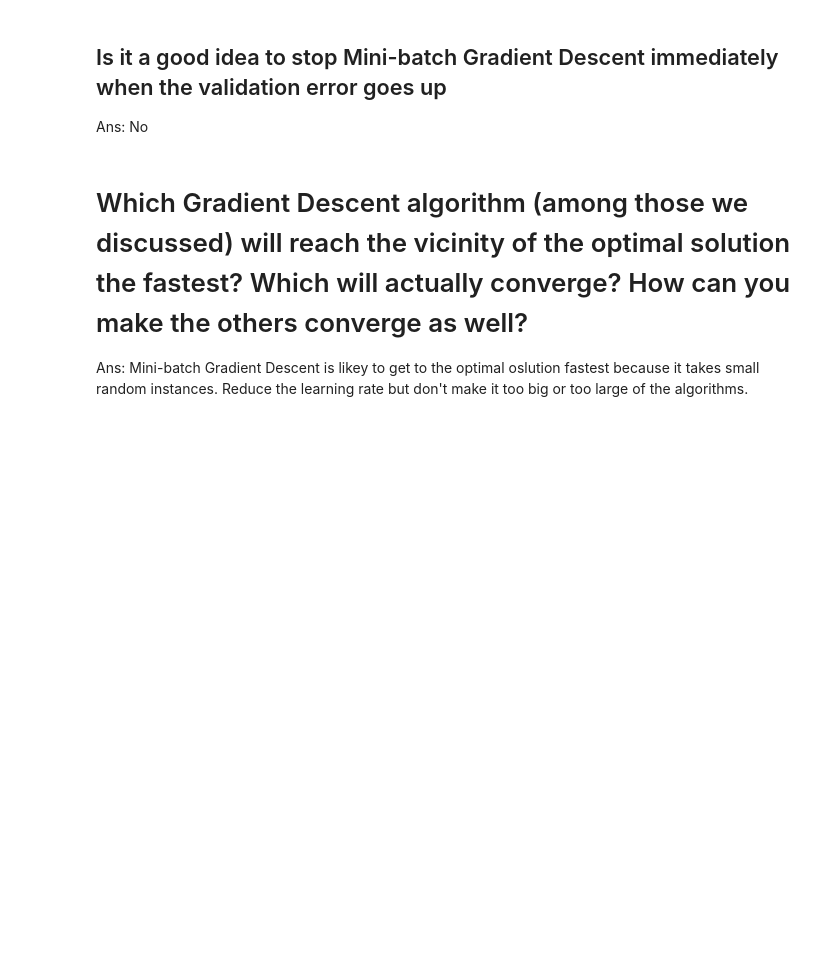
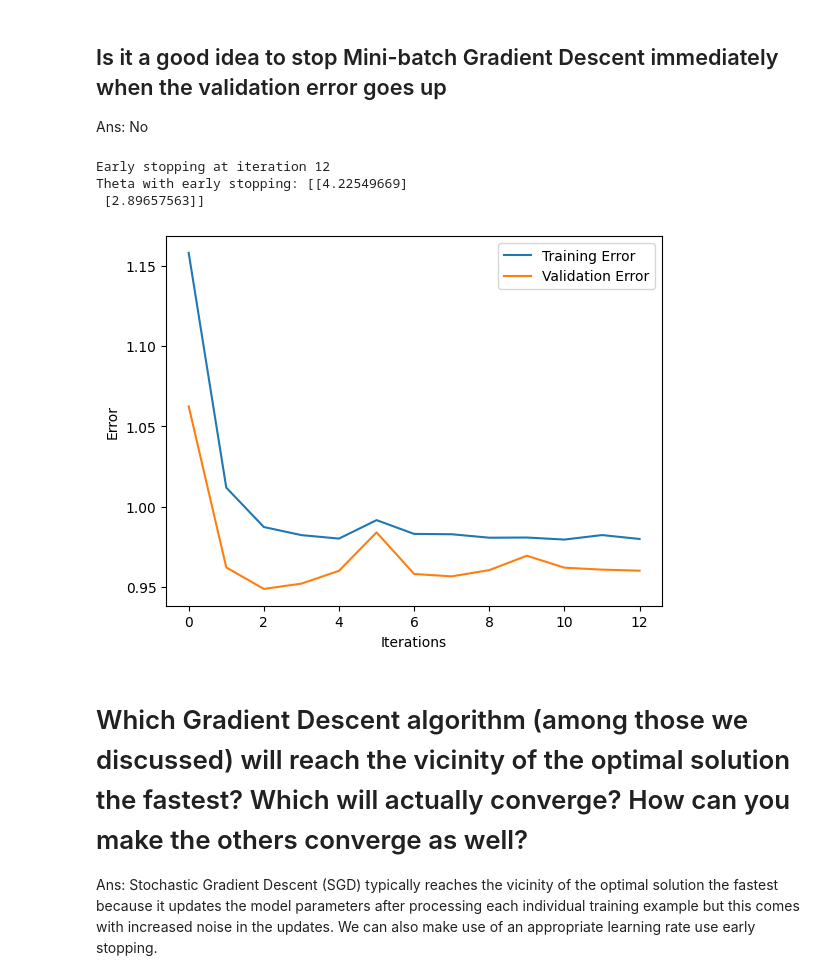
Before and after one commit to OkeyAmy/ML-100-days-of-code, a Jupyter notebook: Chapter 4 Excercise.ipynb, the cells around one changed output. Cells and saved outputs as stored; diff of their text form; code cells hidden in the pictures; blank space fills up the shorter version.

```diff
--- a/Chapter 4 Excercise.ipynb
+++ b/Chapter 4 Excercise.ipynb
@@ -22,10 +80,84 @@ Ans: It is probabaly overfitting and the we can fix it is to collect more data o
 ## Is it a good idea to stop Mini-batch Gradient Descent immediately when the validation error goes up
 
 Ans: No
+# %%
+import numpy as np
+import matplotlib.pyplot as plt
+
+# Generate synthetic data
+np.random.seed(42)
+X = 2 * np.random.rand(1000, 1)
+y = 4 + 3 * X + np.random.randn(1000, 1)
+
+# Split data into training and validation sets
+train_size = int(0.8 * len(X))
+X_train, X_val = X[:train_size], X[train_size:]
+y_train, y_val = y[:train_size], y[train_size:]
+
+# Add bias term
+X_b_train = np.c_[np.ones((train_size, 1)), X_train]
+X_b_val = np.c_[np.ones((len(X_val), 1)), X_val]
+
+# Parameters
+learning_rate = 0.1
+n_iterations = 1000
+batch_size = 32
+m = len(X_b_train)
+theta = np.random.randn(2, 1)
+patience = 10  # Number of epochs to wait after validation error starts increasing
+
+# Lists to store error values
+train_errors, val_errors = [], []
+
+# Mini-batch Gradient Descent with Early Stopping
+best_val_error = float('inf')
+epochs_no_improve = 0
+
+for iteration in range(n_iterations):
+    shuffled_indices = np.random.permutation(m)
+    X_b_shuffled = X_b_train[shuffled_indices]
+    y_shuffled = y_train[shuffled_indices]
+
+    for i in range(0, m, batch_size):
+        xi = X_b_shuffled[i:i + batch_size]
+        yi = y_shuffled[i:i + batch_size]
+        gradients = 2 / batch_size * xi.T.dot(xi.dot(theta) - yi)
+        theta -= learning_rate * gradients
+
+    # Compute training and validation errors
+    train_error = np.mean((X_b_train.dot(theta) - y_train) ** 2)
+    val_error = np.mean((X_b_val.dot(theta) - y_val) ** 2)
+    train_errors.append(train_error)
+    val_errors.append(val_error)
+
+    if val_error < best_val_error:
+        best_val_error = val_error
+        epochs_no_improve = 0
+    else:
+        epochs_no_improve += 1
+
+    if epochs_no_improve >= patience:
+        print(f"Early stopping at iteration {iteration}")
+        break
+
+print("Theta with early stopping:", theta)
+
+# Plot training and validation errors
+plt.plot(train_errors, label="Training Error")
+plt.plot(val_errors, label="Validation Error")
+plt.xlabel("Iterations")
+plt.ylabel("Error")
+plt.legend()
+plt.show()
+# %% [output]
+Early stopping at iteration 12
+Theta with early stopping: [[4.22549669]
+ [2.89657563]]
+[figure, added]
 # %% [markdown]
 # Which Gradient Descent algorithm (among those we discussed) will reach the vicinity of the optimal solution the fastest? Which will actually converge? How can you make the others converge as well?
 
-Ans: Mini-batch Gradient Descent is likey to get to the optimal oslution fastest because it takes small random instances. Reduce the learning rate but don't make it too big or too large of the algorithms.
+Ans: Stochastic Gradient Descent (SGD) typically reaches the vicinity of the optimal solution the fastest because it updates the model parameters after processing each individual training example but this comes with increased noise in the updates. We can also make use of an appropriate learning rate use early stopping.
 # %% [markdown]
 # Suppose you are using Polynomial Regression. You plot the learning curves and you notice that there is a large gap between the training error and the validation error. What is happening? What are three ways to solve this?
 
```
Also changed, not shown: parts of 17 cells of this notebook, 1 other file.
